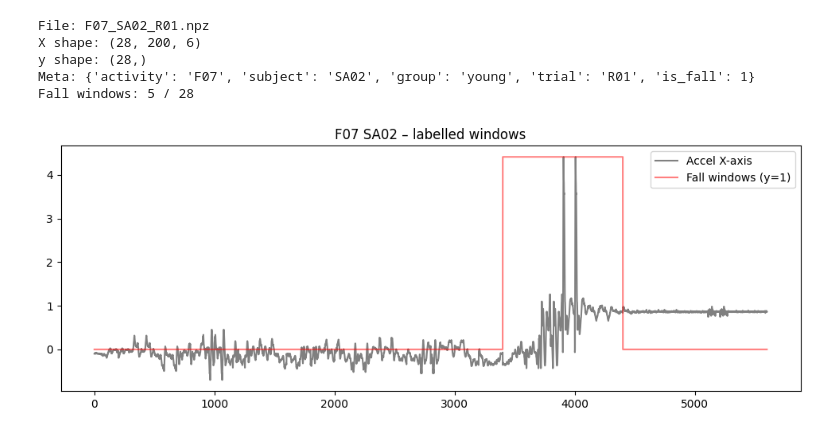
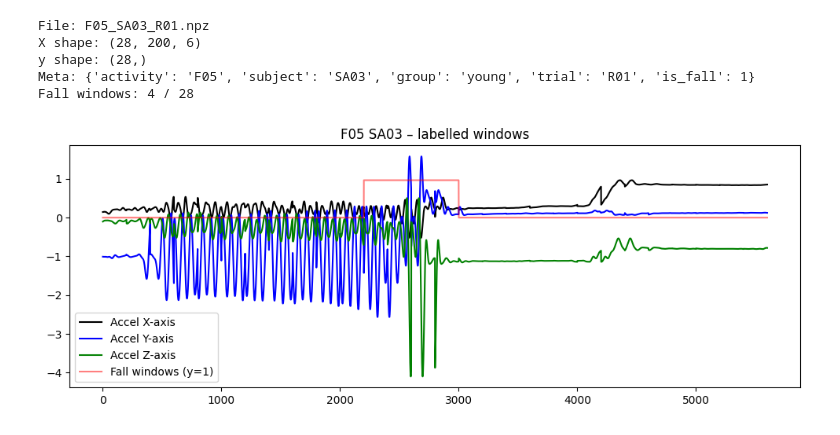
Before and after one commit to minhphan6624/Fall-TSAD, a Jupyter notebook: notebooks/test.ipynb, the cells around one changed output. Cells and saved outputs as stored; diff of their text form; code cells hidden in the pictures.

```diff
--- a/notebooks/test.ipynb
+++ b/notebooks/test.ipynb
@@ -6,7 +6,7 @@ import random
 WINDOW_DIR = Path("../data/processed/sisfall/windows")
 
 sample_file = random.choice(list(WINDOW_DIR.glob("*.npz")))
-sample_file = WINDOW_DIR / "F07_SA02_R01.npz"  # Specific file for demonstration
+sample_file = WINDOW_DIR / "F05_SA03_R01.npz"  # Specific file for demonstration
 
 data = np.load(sample_file, allow_pickle=True)
 X, y, meta = data["X"], data["y"], data["meta"].item()
@@ -17,29 +17,30 @@ print("y shape:", y.shape)
 print("Meta:", meta)
 print("Fall windows:", sum(y), "/", len(y))
 # %% [output]
-File: F07_SA02_R01.npz
+File: F05_SA03_R01.npz
 X shape: (28, 200, 6)
 y shape: (28,)
-Meta: {'activity': 'F07', 'subject': 'SA02', 'group': 'young', 'trial': 'R01', 'is_fall': 1}
-Fall windows: 5 / 28
+Meta: {'activity': 'F05', 'subject': 'SA03', 'group': 'young', 'trial': 'R01', 'is_fall': 1}
+Fall windows: 4 / 28
 # %%
 import matplotlib.pyplot as plt
 
 # Flatten all windows back to 1D (just for visualization)
 signal_x_flat = X.reshape(-1, X.shape[-1])[:,0]  # plot X-axis
-# signal_y_flat = X.reshape(-1, X.shape[-1])[:,1]  # plot Y-axis
-# signal_z_flat = X.reshape(-1, X.shape[-1])[:,2]  # plot Z-axis
+signal_y_flat = X.reshape(-1, X.shape[-1])[:,1]  # plot Y-axis
+signal_z_flat = X.reshape(-1, X.shape[-1])[:,2]  # plot Z-axis
 labels_flat = np.repeat(y, X.shape[1])
 
 plt.figure(figsize=(12, 4))
-plt.plot(signal_x_flat, color="gray", label="Accel X-axis")
-# plt.plot(signal_y_flat, color="blue", label="Accel Y-axis")
-# plt.plot(signal_z_flat, color="green", label="Accel Z-axis")
-# plt.plot(labels_flat * signal_z_flat.max(), color="red", alpha=0.5, label="Fall windows (y=1)")
+# adjust the y scale from -2 to 2
+# plt.ylim(-2, 2)
+plt.plot(signal_x_flat, color="black", label="Accel X-axis")
+plt.plot(signal_y_flat, color="blue", label="Accel Y-axis")
+plt.plot(signal_z_flat, color="green", label="Accel Z-axis")
 plt.plot(labels_flat * signal_x_flat.max(), color="red", alpha=0.5, label="Fall windows (y=1)")
 
 plt.title(f"{meta['activity']} {meta['subject']} – labelled windows")
 plt.legend()
 plt.show()
 # %% [output]
-[figure, old version]
+[figure, new version]
```
Also changed, not shown: parts of 5 cells of this notebook, 18 other files.
